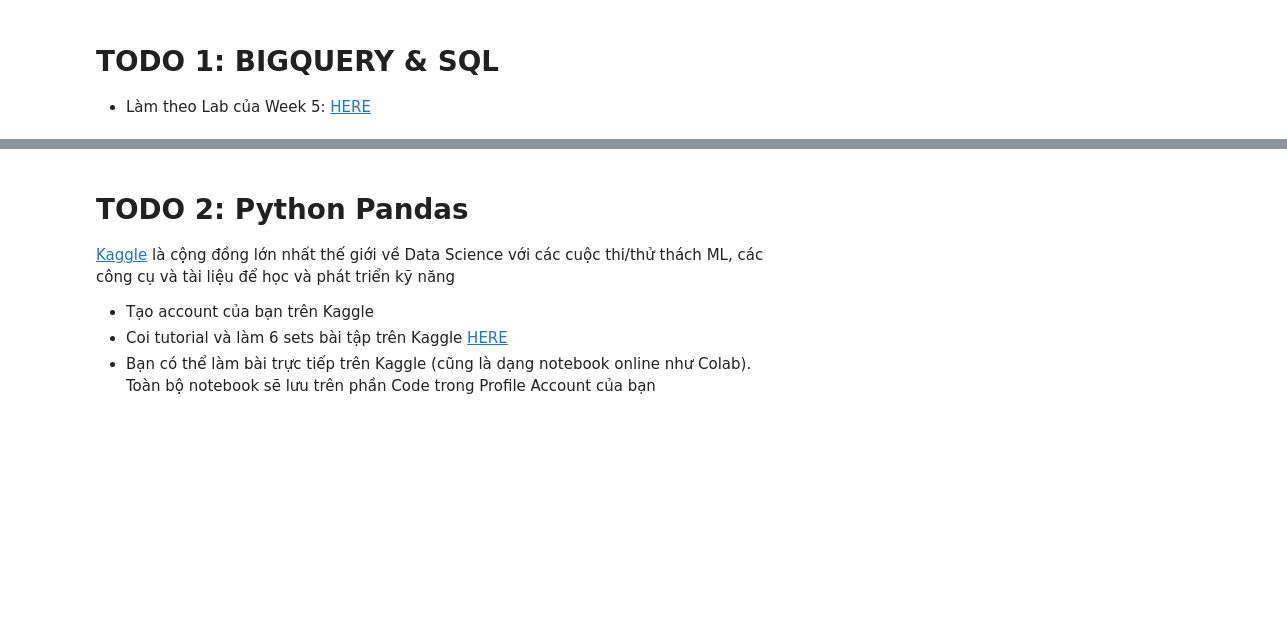
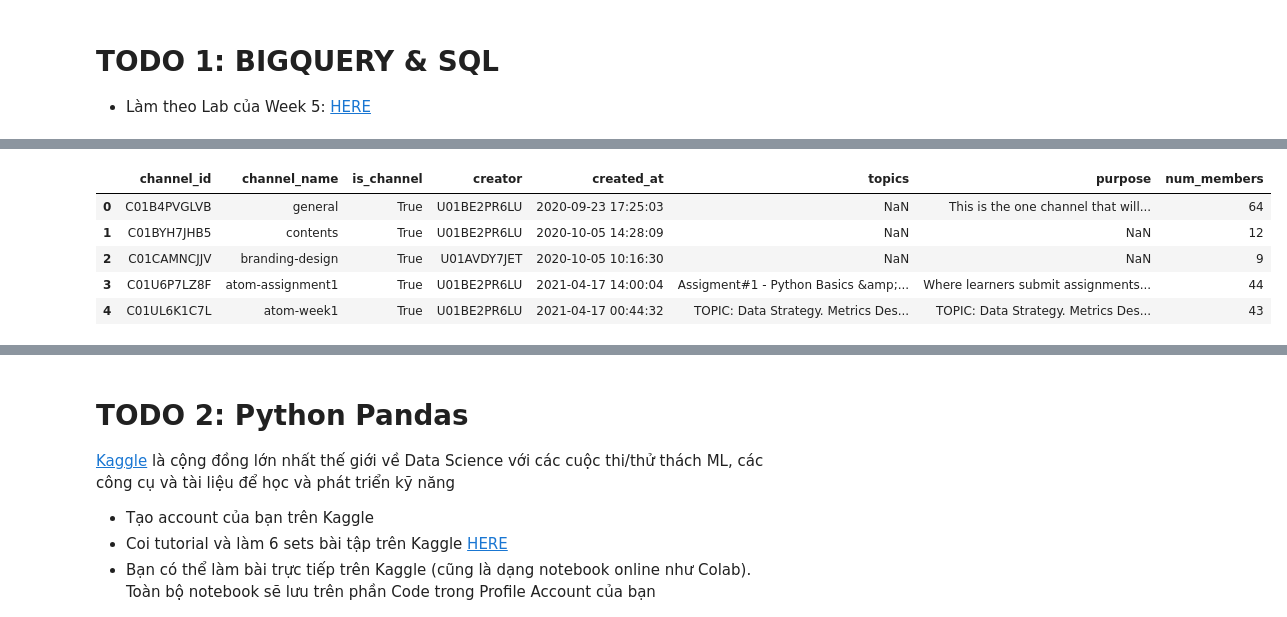
Before and after one commit to anhdanggit/atom-assignments, a Jupyter notebook: assignment_5/home_assignment_5.ipynb, the cells around one changed output, grey strips where cells are left out. Drawn from its saved outputs; the diff is of its cells as text; code cells hidden in the pictures; blank space fills up the shorter version.

Commit message:
submit assignment 5

```diff
--- a/assignment_5/home_assignment_5.ipynb
+++ b/assignment_5/home_assignment_5.ipynb
@@ -26,0 +33,3 @@
+# %%
+with open('../env_variable.json', 'r') as j:
+    json_data = json.load(j)
@@ -26,0 +38,20 @@
+# %%
+# Code để pull Slack Data
+# (1)List of Slack member
+endpoint = "https://slack.com/api/users.list"
+headers = {"Authorization": "Bearer {}".format(json_data['SLACK_BEARER_TOKEN'])}
+response_json = requests.post(endpoint, headers=headers).json()
+user_dat = response_json['members']
+
+user_dict = {'user_id':[],'name':[],'display_name':[],'real_name':[],'title':[],'is_bot':[]}
+for i in range(len(user_dat)):
+    user_dict['user_id'].append(user_dat[i]['id'])
+    user_dict['name'].append(user_dat[i]['name'])
+    user_dict['display_name'].append(user_dat[i]['profile']['display_name'])
+    user_dict['real_name'].append(user_dat[i]['profile']['real_name_normalized'])
+    user_dict['title'].append(user_dat[i]['profile']['title'])
+    user_dict['is_bot'].append(user_dat[i]['is_bot'])
+
+user_df = pd.DataFrame(user_dict)
+user_df = user_df.replace('', np.nan) # -> replace khoảng trắng bằng giá trị NULL (nan)
+user_df.head()
@@ -26,0 +65,29 @@
+# %%
+# (2) LIST OF SLACK CHANNELS
+
+endpoint2 = "https://slack.com/api/conversations.list"
+data = {'types': 'public_channel,private_channel'} # -> CHECK: API Docs https://api.slack.com/methods/conversations.list/test
+response_json = requests.post(endpoint2, headers=headers, data=data).json()
+channel_dat = response_json['channels']
+
+channel_dict = {'channel_id':[], 'channel_name':[], 'is_channel':[],'creator':[],'created_at':[],'topics':[],'purpose':[],'num_members':[]}
+for i in range(len(channel_dat)):
+  channel_dict['channel_id'].append(channel_dat[i]['id'])
+  channel_dict['channel_name'].append(channel_dat[i]['name'])
+  channel_dict['is_channel'].append(channel_dat[i]['is_channel'])
+  channel_dict['creator'].append(channel_dat[i]['creator'])
+  channel_dict['created_at'].append(dt.fromtimestamp(float(channel_dat[i]['created'])))
+  channel_dict['topics'].append(channel_dat[i]['topic']['value'])
+  channel_dict['purpose'].append(channel_dat[i]['purpose']['value'])
+  channel_dict['num_members'].append(channel_dat[i]['num_members'])
+
+channel_df = pd.DataFrame(channel_dict)
+channel_df = channel_df.replace('', np.nan) # -> replace khoảng trắng bằng giá trị NULL (nan)
+channel_df.head()
+# %% [output]
+|  | channel_id | channel_name | is_channel | creator | created_at | topics | purpose | num_members |
+| 0 | C01B4PVGLVB | general | True | U01BE2PR6LU | 2020-09-23 17:25:03 | NaN | This is the one channel that will... | 64 |
+| 1 | C01BYH7JHB5 | contents | True | U01BE2PR6LU | 2020-10-05 14:28:09 | NaN | NaN | 12 |
+| 2 | C01CAMNCJJV | branding-design | True | U01AVDY7JET | 2020-10-05 10:16:30 | NaN | NaN | 9 |
+| 3 | C01U6P7LZ8F | atom-assignment1 | True | U01BE2PR6LU | 2021-04-17 14:00:04 | Assigment#1 - Python Basics &amp;... | Where learners submit assignments... | 44 |
+| 4 | C01UL6K1C7L | atom-week1 | True | U01BE2PR6LU | 2021-04-17 00:44:32 | TOPIC: Data Strategy. Metrics Des... | TOPIC: Data Strategy. Metrics Des... | 43 |
```
Also changed, not shown: parts of 17 cells of this notebook, 1 other file.
